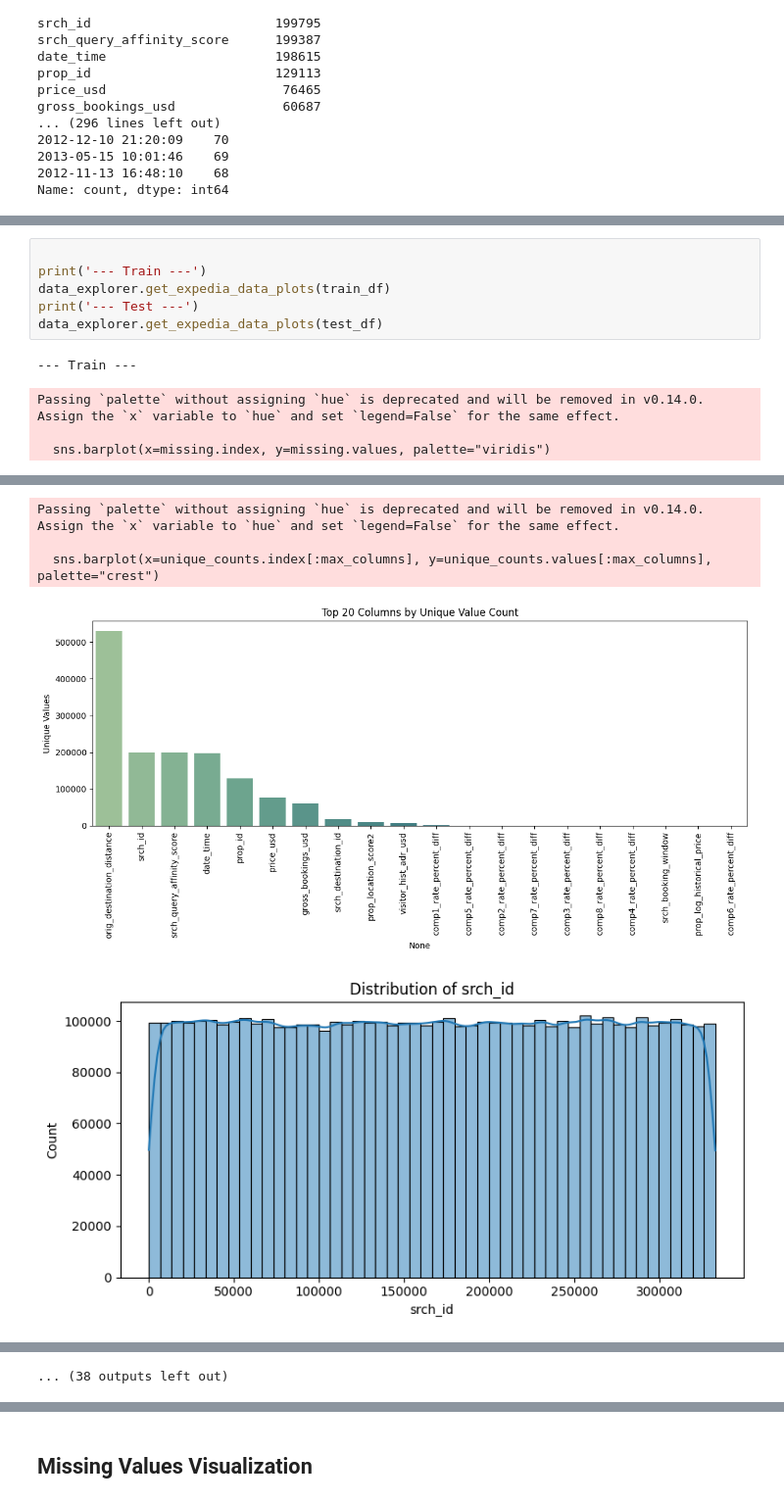
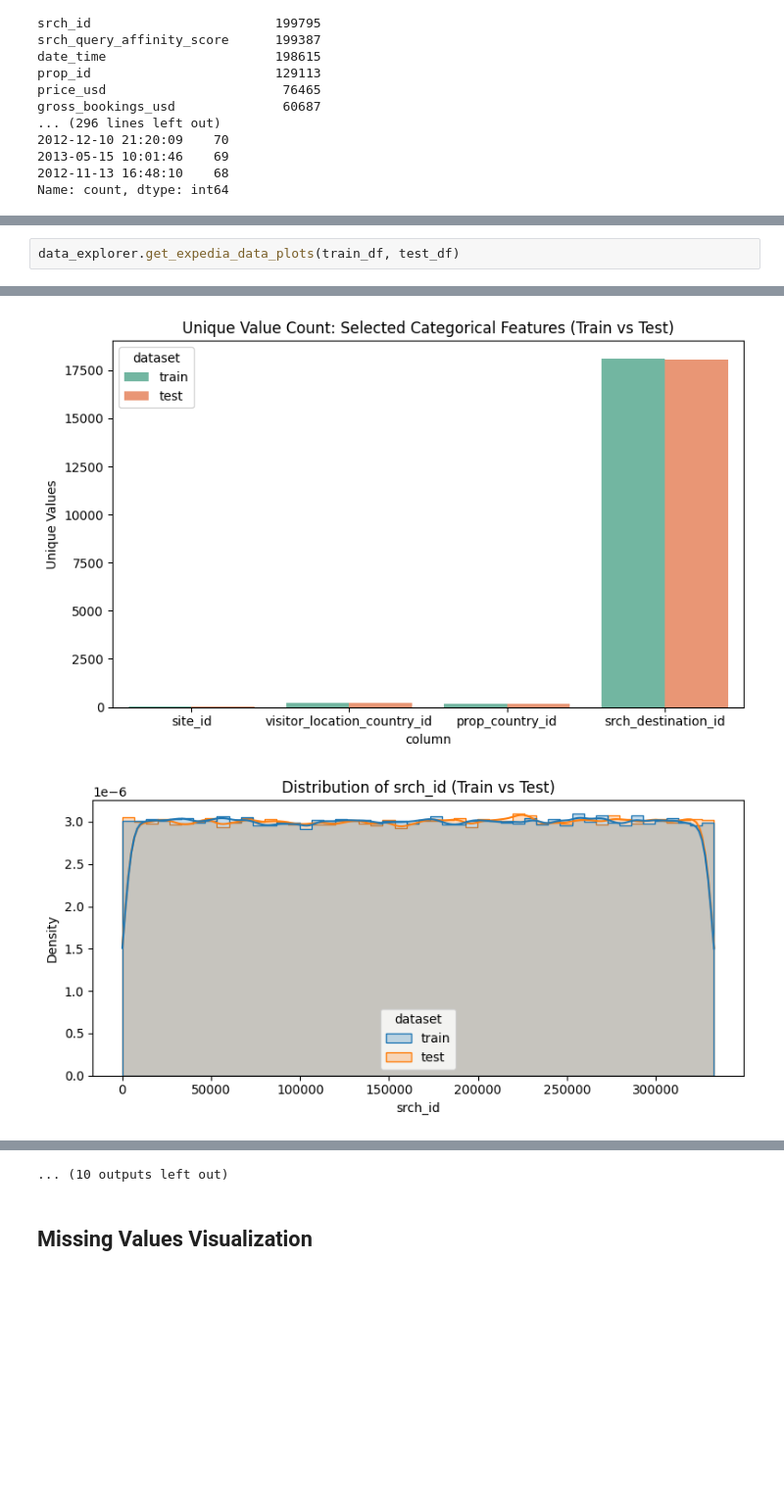
Before and after one commit to madalenabarcelo/DataMiningTechniquesA2, a Jupyter notebook: data_analysis.ipynb, the cells around one changed output, grey strips where cells are left out. Shown at 98% size. Cells and saved outputs as stored; diff of their text form; blank space fills up the shorter version.

```diff
--- a/data_analysis.ipynb
+++ b/data_analysis.ipynb
@@ -54,11 +60,3 @@ Name: count, dtype: int64
 # %%
-
-print('--- Train ---')
-data_explorer.get_expedia_data_plots(train_df)
-print('--- Test ---')
-data_explorer.get_expedia_data_plots(test_df)
+data_explorer.get_expedia_data_plots(train_df, test_df)
 # %% [output]
---- Train ---
-Passing `palette` without assigning `hue` is deprecated and will be removed in v0.14.0. Assign the `x` variable to `hue` and set `legend=False` for the same effect.
-
-  sns.barplot(x=missing.index, y=missing.values, palette="viridis")
@@ -66,5 +64,2 @@ Passing `palette` without assigning `hue` is deprecated and will be removed in v
-Passing `palette` without assigning `hue` is deprecated and will be removed in v0.14.0. Assign the `x` variable to `hue` and set `legend=False` for the same effect.
-
-  sns.barplot(x=unique_counts.index[:max_columns], y=unique_counts.values[:max_columns], palette="crest")
-[figure, old version]
+[figure, new version]
-[figure, old version]
+[figure, new version]
@@ -77 +71,0 @@ Passing `palette` without assigning `hue` is deprecated and will be removed in v
-... (38 outputs left out)
@@ -78,3 +75,4 @@ Passing `palette` without assigning `hue` is deprecated and will be removed in v
+... (10 outputs left out)
 # %% [markdown]
 ## Missing Values Visualization
 # %%
```
Also changed, not shown: parts of 4 cells of this notebook, 1 other file.
